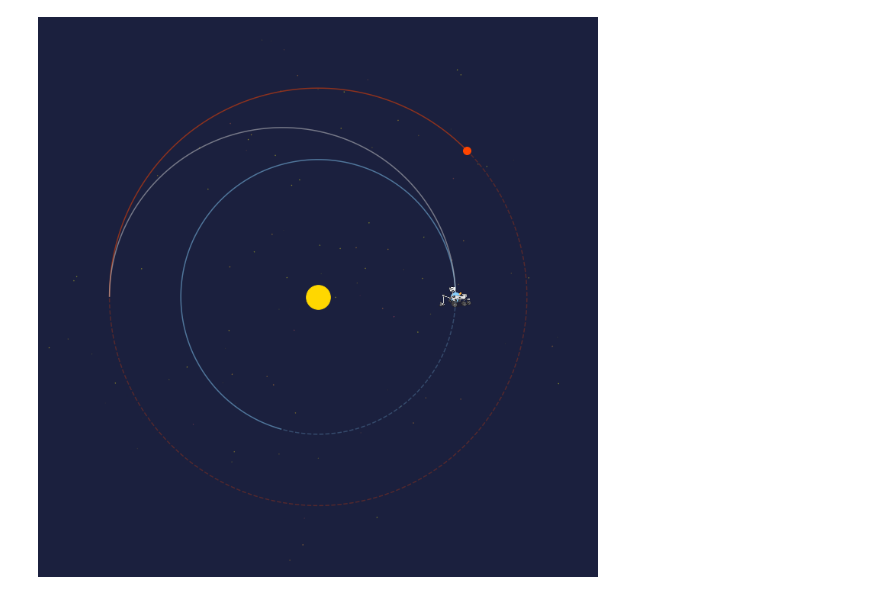
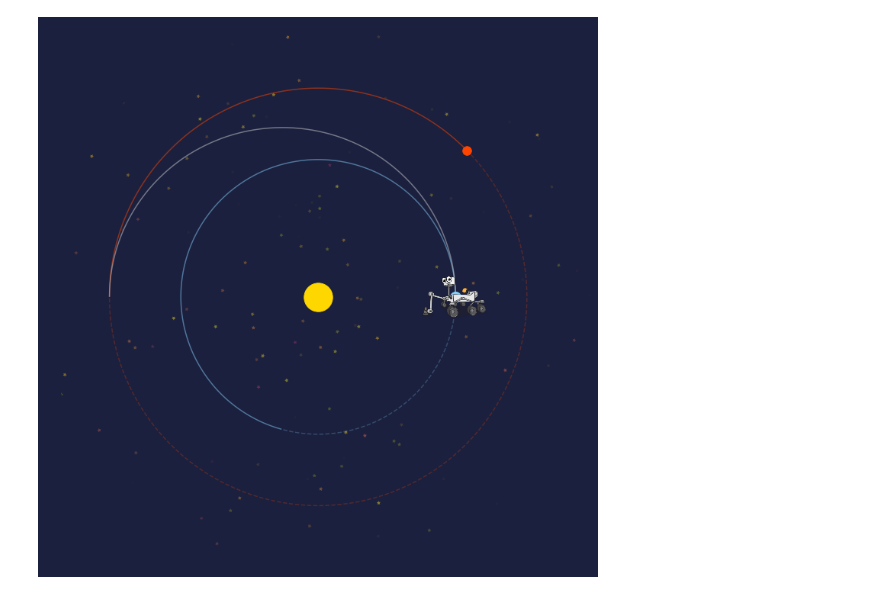
Before and after one commit to astroDimitrios/Astronomy, a Jupyter notebook: Code/S001 - Mars 2020 Launch Windows/GIF Files/rovergif.ipynb, the cells around one changed output. Saved outputs shown, nothing was run; the diff lists cells and outputs as text; code cells hidden in the pictures.

```diff
--- a/Code/S001 - Mars 2020 Launch Windows/GIF Files/rovergif.ipynb
+++ b/Code/S001 - Mars 2020 Launch Windows/GIF Files/rovergif.ipynb
@@ -83,7 +83,7 @@ my_cmap = ListedColormap(my_cmap)
 path = './mars2020.png'
 
 def getImage(path):
-    return OffsetImage(plt.imread(path), zoom=0.2)
+    return OffsetImage(plt.imread(path), zoom=0.4) # normally 0.2
 # %%
 fig = plt.figure(num=1, figsize=(10, 10))
 ax = fig.add_subplot(111, projection='polar', label="ax")
@@ -96,7 +96,7 @@ plt.rcParams["savefig.facecolor"] = col_back
 
 # background stars
 n_stars = 500
-s_stars = 5
+s_stars = 30 # normally 5
 stars_theta = np.random.rand(n_stars)*360
 stars_r = np.random.exponential(2, n_stars)
 stars_r = 4 - stars_r
@@ -107,7 +107,7 @@ stars = mscatter(stars_theta, stars_r, s=s_stars, c=stars_col, norm=colors.LogNo
 
 # initial Mars and Earth pos
 i = 0
-size = 150
+size = 200  # normally 150
 earth = ax.scatter(earth_lon[i], earth_dist, c='lightskyblue', s=size, zorder=2)
 mars = ax.scatter(mars_lon[i], mars_dist, c='orangered', s=size*2/3, zorder=2)
 
@@ -120,39 +120,39 @@ ax.plot(earth_lon_long, earth_dists_long, '--', c='lightskyblue', alpha=.25, zor
 ax.plot(mars_lon_long, mars_dists_long, '--', c='orangered', alpha=.25, zorder=0)
 
 # Sun
-ax.scatter(0, 0, c='gold', s=[1000], zorder=3)
+ax.scatter(0, 0, c='gold', s=[1400], zorder=3)  # normally 1000
 
 # rover initial pos
 ab = AnnotationBbox(getImage(path), (rover_lon[i], rover_dists[i]), frameon=False)
 rover = ax.add_artist(ab)
 
 ax.set_ylim(0, 2)
 ax.axis('off')
 
 # alp = 0.05
 # acol = (180/256, 196/256, 206/256, 0.46)
 # ax.arrow(0, 0, 0, 1.6, linewidth=2, head_width=0.05, head_length=0.05, color=acol, fc='None', alpha=alp, length_includes_head=False, zorder=-1)
 # ax.arrow(np.pi, 0, 0, 1.61, linewidth=2, color=acol, head_width=0.00, head_length=0.00, fc='None', alpha=alp, zorder=-1)
 # ax.arrow(np.pi/2, 0, 0, 1.6, linewidth=2, head_width=0.05, head_length=0.05, color=acol, fc='None', alpha=alp, length_includes_head=False, zorder=-1)
 # ax.arrow(3*np.pi/2, 0, 0, 1.61, linewidth=2, color=acol, head_width=0.00, head_length=0.00, fc='None', alpha=alp, zorder=-1)
 
 fig.subplots_adjust(left=0, bottom=0, right=1, top=1, wspace=None, hspace=None)
 
 def animate(i):
     global rover, earth, mars
 #     if i%5 == 0:
 #         Artist.remove(rover)
 #         ab = AnnotationBbox(getImage(path), (rover_lon[i], rover_dists[i]), frameon=False)
 #         rover = ax.add_artist(ab)
     Artist.remove(rover)
     ab = AnnotationBbox(getImage(path), (rover_lon[i], rover_dists[i]), frameon=False)
     rover = ax.add_artist(ab)
     earth.remove()
     mars.remove()
     earth = ax.scatter(earth_lon[i], earth_dist, c='lightskyblue', s=size)
     mars = ax.scatter(mars_lon[i], mars_dist, c='orangered', s=size*2/3)
 # %% [output]
-[figure, old version]
+[figure, new version]
 # %%
 fig.savefig('test.png', dpi=200)
 # %%
```
Also changed, not shown: parts of 1 cell of this notebook, 3 other files.
